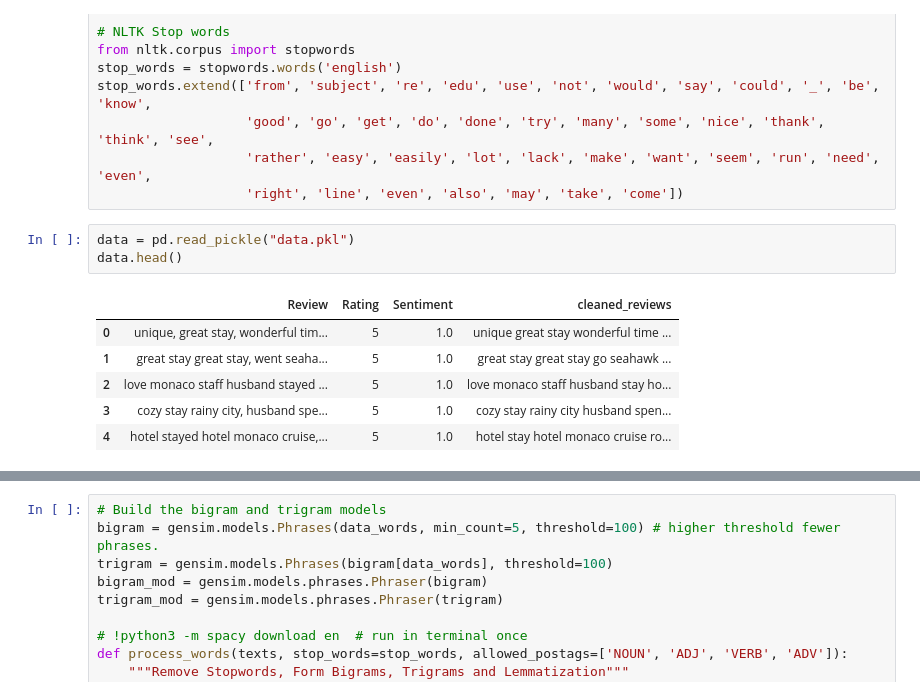
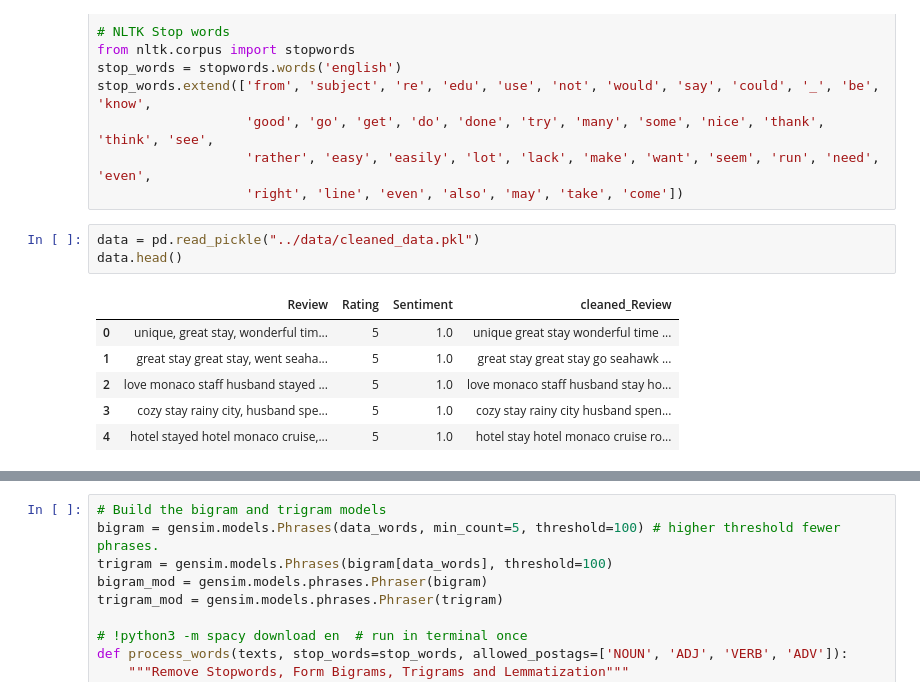
Before and after one commit to architkaila/Realtime-Hotel-Review-Analysis, a Jupyter notebook: notebooks/topic_modeling_lda.ipynb, the cells around one changed output, grey strips where cells are left out. Drawn from its saved outputs; the diff is of its cells as text.

```diff
--- a/notebooks/topic_modeling_lda.ipynb
+++ b/notebooks/topic_modeling_lda.ipynb
@@ -24,10 +24,10 @@ stop_words.extend(['from', 'subject', 're', 'edu', 'use', 'not', 'would', 'say',
                    'rather', 'easy', 'easily', 'lot', 'lack', 'make', 'want', 'seem', 'run', 'need', 'even',
                    'right', 'line', 'even', 'also', 'may', 'take', 'come'])
 # %%
-data = pd.read_pickle("data.pkl")
+data = pd.read_pickle("../data/cleaned_data.pkl")
 data.head()
 # %% [output]
-|  | Review | Rating | Sentiment | cleaned_reviews |
+|  | Review | Rating | Sentiment | cleaned_Review |
 | 0 | unique, great stay, wonderful tim... | 5 | 1.0 | unique great stay wonderful time ... |
 | 1 | great stay great stay, went seaha... | 5 | 1.0 | great stay great stay go seahawk ... |
 | 2 | love monaco staff husband stayed ... | 5 | 1.0 | love monaco staff husband stay ho... |
```
Also changed, not shown: parts of 4 cells of this notebook, 8 other files.
